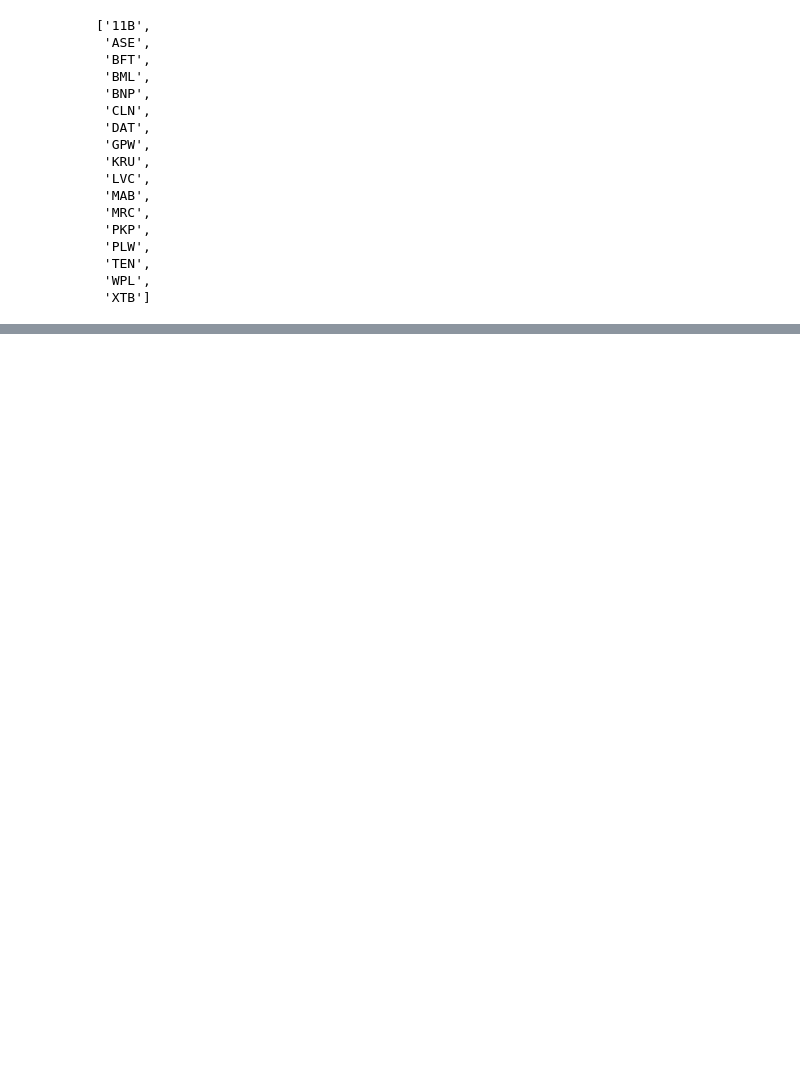
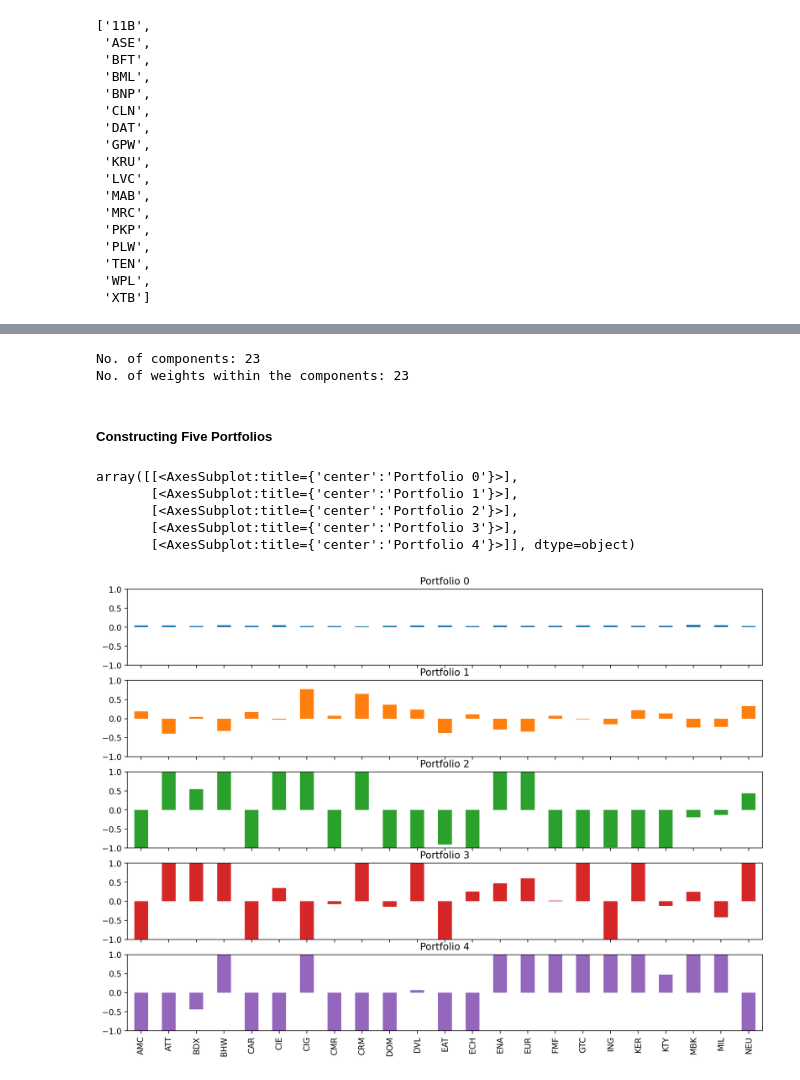
Before and after one commit to JanuszPXYZ/PortfolioMgmtStooqGPW, a Jupyter notebook: mWig40-PortfolioManagement.ipynb, the cells around one changed output, grey strips where cells are left out. Drawn from its saved outputs; the diff is of its cells as text; code cells hidden in the pictures; blank space fills up the shorter version.

```diff
--- a/mWig40-PortfolioManagement.ipynb
+++ b/mWig40-PortfolioManagement.ipynb
@@ -110,0 +243,6 @@ drop_list
+# %%
+print(f"No. of components: {len(pca.components_)}")
+print(f"No. of weights within the components: {len(pca.components_[0])}")
+# %% [output]
+No. of components: 23
+No. of weights within the components: 23
@@ -110,0 +261,22 @@ drop_list
+# %% [markdown]
+##### Constructing Five Portfolios
+# %%
+numComponents = 5
+
+topPortfolios = pd.DataFrame(pca.components_[:numComponents],
+                             columns = dataset.columns)
+eigenPortfolios = topPortfolios.div(topPortfolios.sum(1), axis = 0)
+eigenPortfolios.index = [f"Portfolio {i}" for i in range(numComponents)]
+np.sqrt(pca.explained_variance_)
+eigenPortfolios.T.plot.bar(subplots = True, layout = (int(numComponents), 1),
+                           figsize = (14, 10),
+                           legend = False,
+                           sharey = True,
+                           ylim = (-1,1))
+# %% [output]
+array([[<AxesSubplot:title={'center':'Portfolio 0'}>],
+       [<AxesSubplot:title={'center':'Portfolio 1'}>],
+       [<AxesSubplot:title={'center':'Portfolio 2'}>],
+       [<AxesSubplot:title={'center':'Portfolio 3'}>],
+       [<AxesSubplot:title={'center':'Portfolio 4'}>]], dtype=object)
+[figure, added]
```
Also changed, not shown: parts of 35 cells of this notebook.
